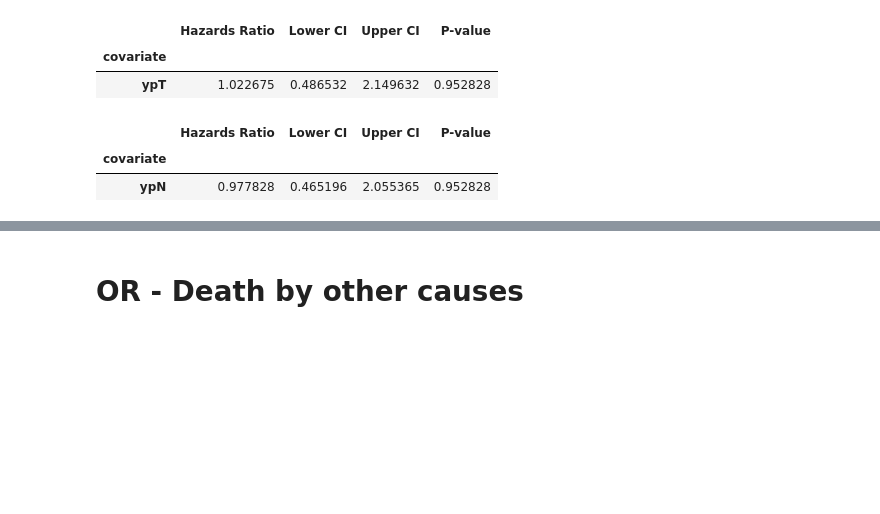
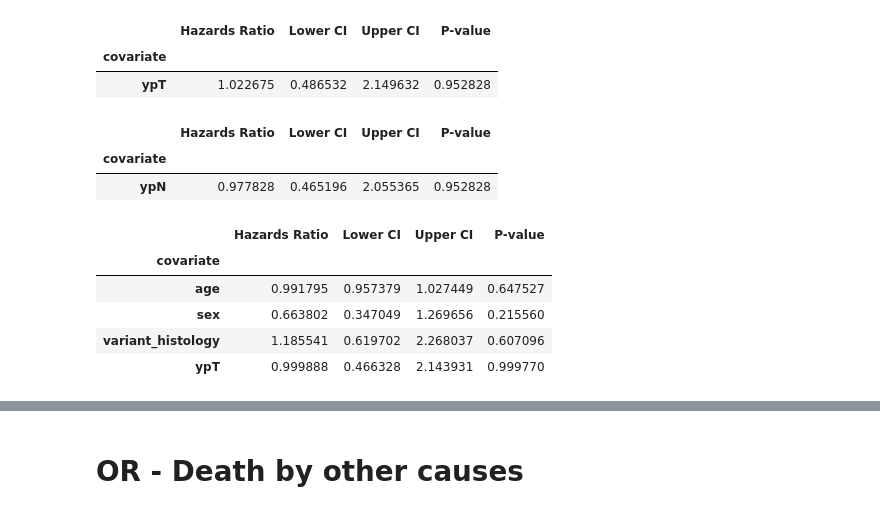
Before and after one commit to alcideschaux/NEO-UCA, a Jupyter notebook: 04-RISKS.ipynb, the cells around one changed output, grey strips where cells are left out. Cells and saved outputs as stored; diff of their text form; code cells hidden in the pictures; blank space fills up the shorter version.

```diff
--- a/04-RISKS.ipynb
+++ b/04-RISKS.ipynb
@@ -309,5 +368,12 @@ cox_regression(df_dod, 'fu_censor', 'ypN', 'dod')
 | covariate |  |  |  |  |
 | ypN | 0.977828 | 0.465196 | 2.055365 | 0.952828 |
 # %%
-# Adjusted HR
-# cox_regression(df_dod, 'fu_censor', 'age + sex + variant_histology + ypT + ypN', 'dod')
+# Adjusted HR - Multivariate 1
+cox_regression(df_dod, 'fu_censor', 'age + sex + variant_histology + ypT', 'dod')
+# %% [output]
+|  | Hazards Ratio | Lower CI | Upper CI | P-value |
+| covariate |  |  |  |  |
+| age | 0.991795 | 0.957379 | 1.027449 | 0.647527 |
+| sex | 0.663802 | 0.347049 | 1.269656 | 0.215560 |
+| variant_histology | 1.185541 | 0.619702 | 2.268037 | 0.607096 |
+| ypT | 0.999888 | 0.466328 | 2.143931 | 0.999770 |
```
Also changed, not shown: parts of 15 cells of this notebook.
